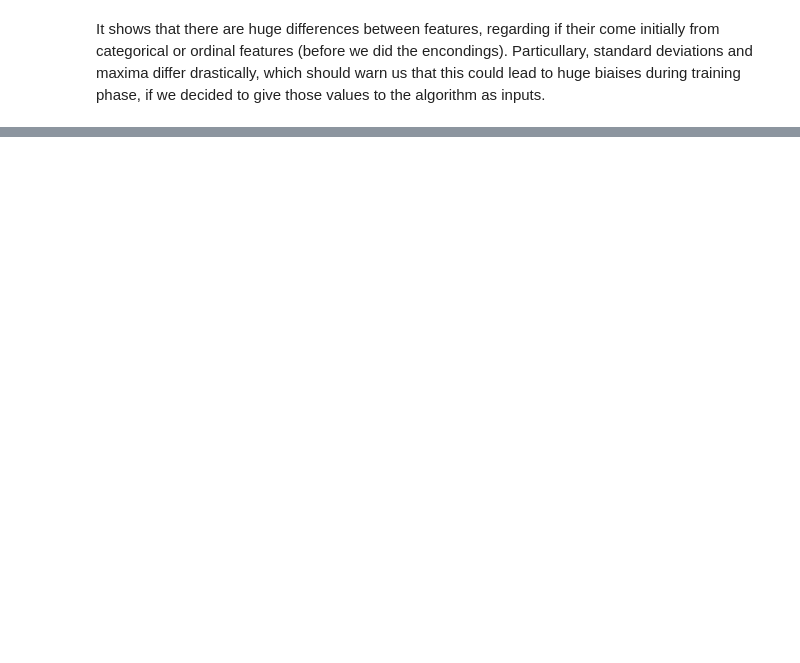
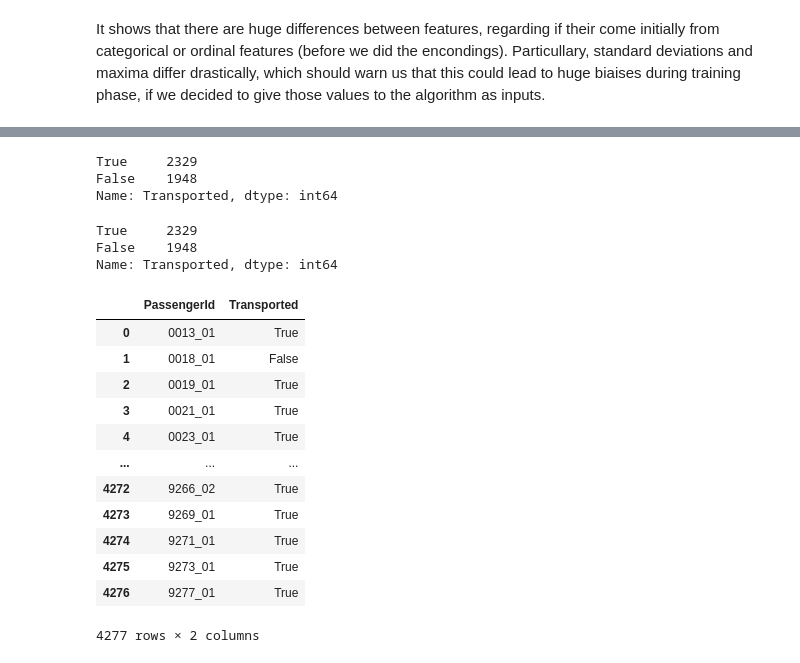
Before and after one commit to LukDuth/OC_Student_ML_P8_Titanic_Spaceship, a Jupyter notebook: Duthoit_Luke_1_Code_072022.ipynb, the cells around one changed output, grey strips where cells are left out. Saved outputs shown, nothing was run; the diff lists cells and outputs as text; code cells hidden in the pictures; blank space fills up the shorter version.

Commit message:
5th version of notebook, also uploaded (in the 1st place) on prediction_and_results_submissions branch

```diff
--- a/Duthoit_Luke_1_Code_072022.ipynb
+++ b/Duthoit_Luke_1_Code_072022.ipynb
@@ -1518,0 +1449,18 @@ It seems like it's better not using further scaling at all, at least with logist
+# %%
+### Initialisation
+mlp_1 = MLPClassifier(
+    random_state=rgn, solver='adam', learning_rate='invscaling',
+    activation='logistic', learning_rate_init=0.001,
+    beta_2=np.logspace(-4, np.log10(0.99), 3)[1], max_iter=40,
+    early_stopping=True, n_iter_no_change=10)
+grid_mlp_1 = GridSearchCV(
+    estimator=mlp_1,
+    param_grid={
+        'hidden_layer_sizes':[(88,), (100,), (112,)],
+        'beta_1':np.logspace(-4.5, -3.5, 5)
+    },
+    cv=5,
+    n_jobs=-1)
+### cross validation and optimisation of hyper-parameters
+grid_mlp_1.fit(X=X_train, y=y_train.apply(lambda x : str(x)))
+print(grid_mlp_1.best_params_, grid_mlp_1.best_score_)
@@ -1518,0 +1495,10 @@ It seems like it's better not using further scaling at all, at least with logist
+# %%
+pred = pd.Series(
+    data=grid_mlp_1.best_estimator_.predict(X=X_test),
+    index=samsub.index,
+    name='Transported'
+)
+### changing string to bool
+pred = pred.apply(lambda x : True if x=='True' else False)
+### Display
+pred
@@ -1518,0 +1518,32 @@ It seems like it's better not using further scaling at all, at least with logist
+# %%
+pred.value_counts()
+# %% [output]
+True     2329
+False    1948
+Name: Transported, dtype: int64
+# %%
+samsub.drop(columns=['Transported'], inplace=True)
+# Adding predicted values
+samsub.insert(loc=1, column='Transported', value=pred.values)
+# checking it's correct
+samsub['Transported'].value_counts()
+# %% [output]
+True     2329
+False    1948
+Name: Transported, dtype: int64
+# %%
+samsub
+# %% [output]
+|  | PassengerId | Transported |
+| 0 | 0013_01 | True |
+| 1 | 0018_01 | False |
+| 2 | 0019_01 | True |
+| 3 | 0021_01 | True |
+| 4 | 0023_01 | True |
+| ... | ... | ... |
+| 4272 | 9266_02 | True |
+| 4273 | 9269_01 | True |
+| 4274 | 9271_01 | True |
+| 4275 | 9273_01 | True |
+| 4276 | 9277_01 | True |
+4277 rows × 2 columns
```
Also changed, not shown: parts of 33 cells of this notebook.
